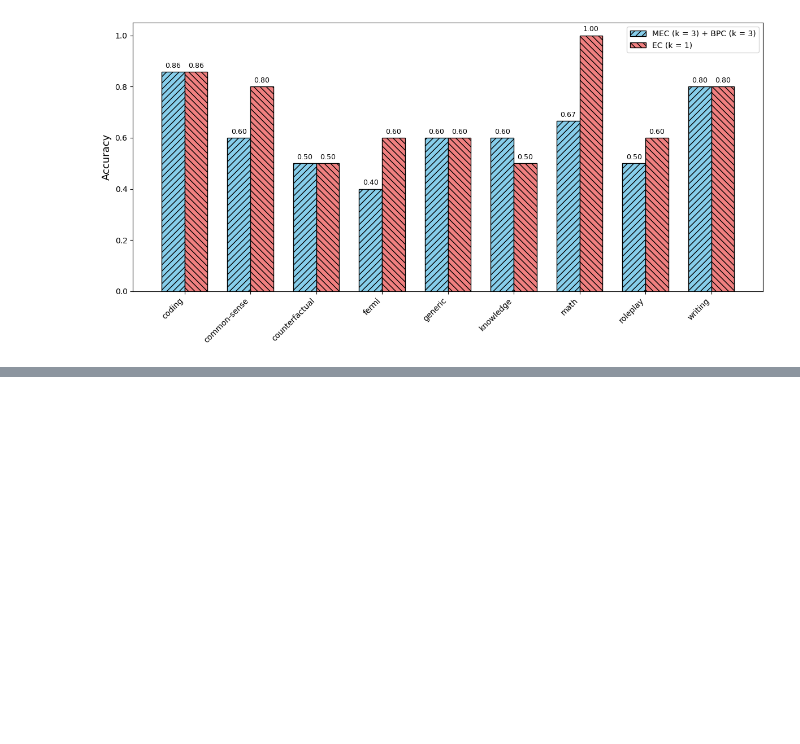
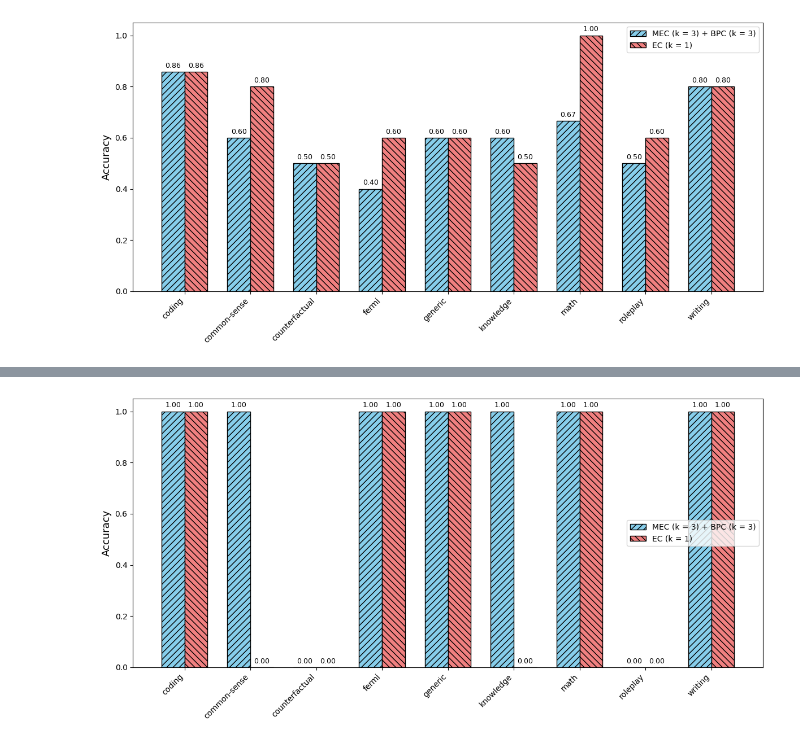
Before and after one commit to Thesis-LLM-as-a-judge-AUAS/fair-eval, a Jupyter notebook: sanity_check.ipynb, the cells around one changed output, grey strips where cells are left out. Cells and saved outputs as stored; diff of their text form; code cells hidden in the pictures; blank space fills up the shorter version.

```diff
--- a/sanity_check.ipynb
+++ b/sanity_check.ipynb
@@ -473,0 +749,3 @@ plot_grouped_accuracy_bars(gpt3_5_best_category_acc, gpt3_5_worst_category_acc,
+# %%
+gpt35_best_category_acc = sampled_judgement_result[f"gpt35_{BEST_PARAMETERS_SET}"].groupby('category')['result_hit'].mean()
+gpt35_best_category_acc
@@ -473,0 +764,3 @@ plot_grouped_accuracy_bars(gpt3_5_best_category_acc, gpt3_5_worst_category_acc,
+# %%
+gpt35_worst_category_acc = sampled_judgement_result[f"gpt35_{WORST_PARAMETERS_SET}"].groupby('category')['result_hit'].mean()
+gpt35_worst_category_acc
@@ -473,0 +779,5 @@ plot_grouped_accuracy_bars(gpt3_5_best_category_acc, gpt3_5_worst_category_acc,
+# %%
+plot_grouped_accuracy_bars(gpt35_best_category_acc, gpt35_worst_category_acc, second_label="EC (k = 1)",
+                           first_label='MEC (k = 3) + BPC (k = 3)')
+# %% [output]
+[figure, added]
```
Also changed, not shown: parts of 42 cells of this notebook.
